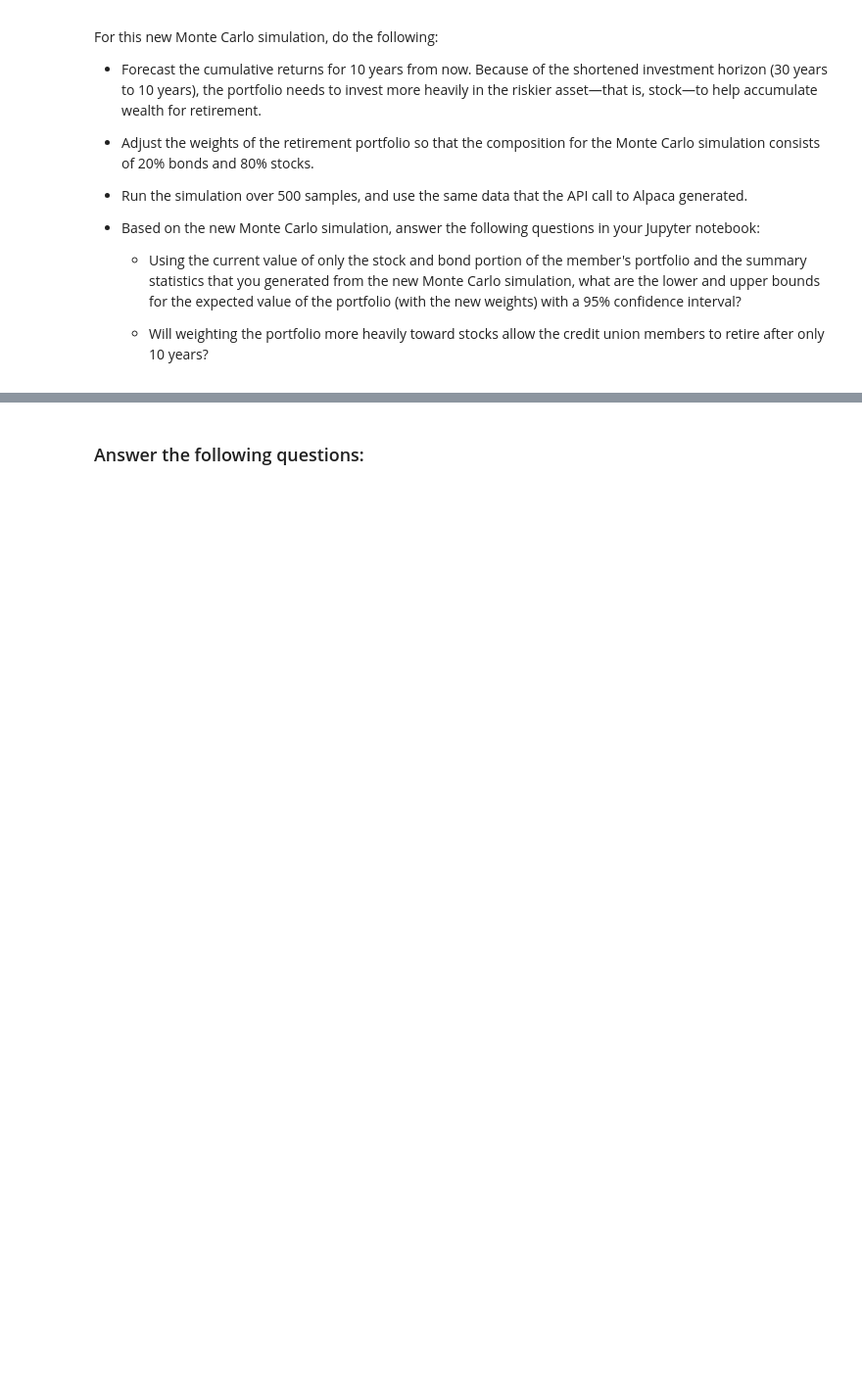
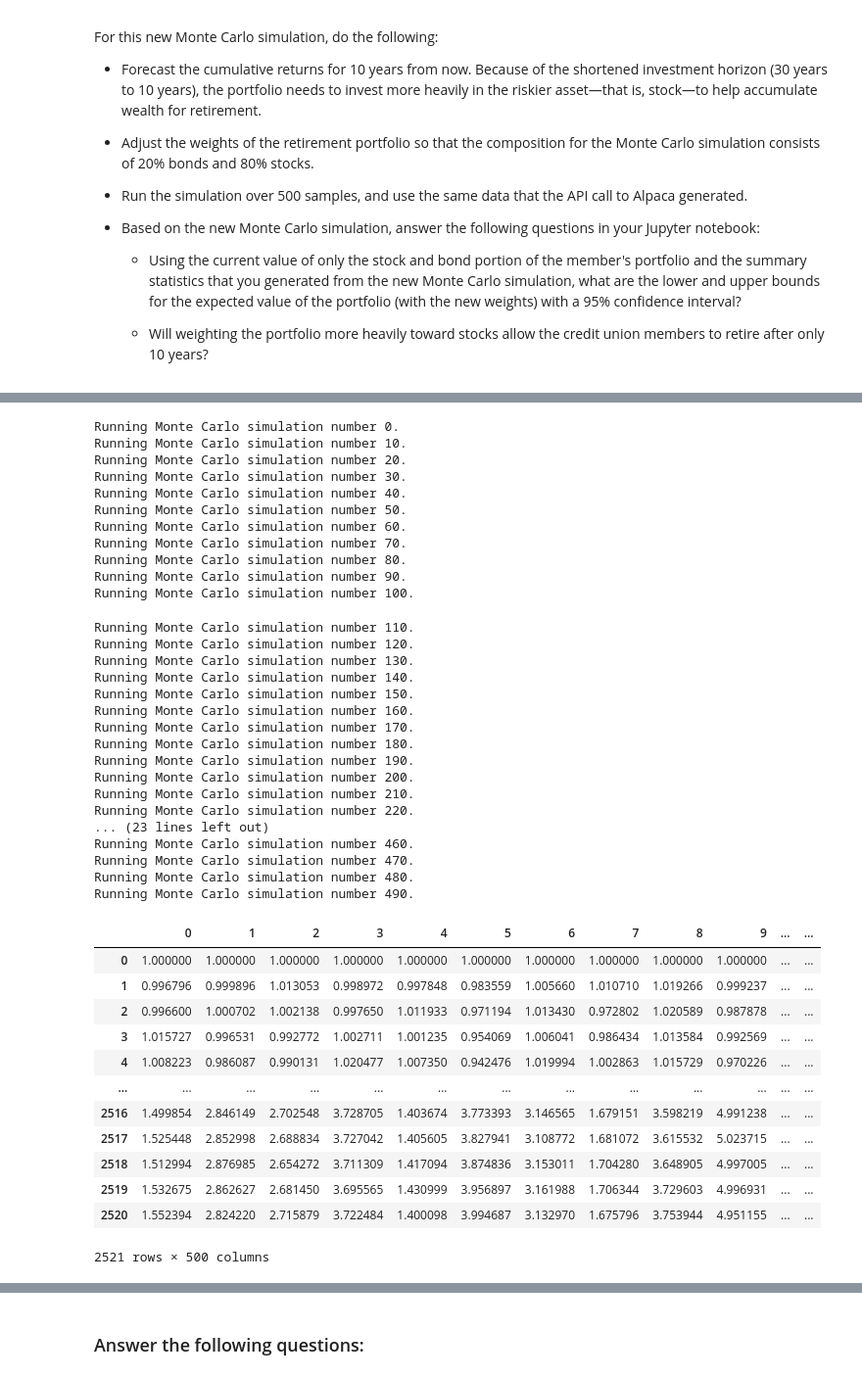
Before and after one commit to asabeti/Financial_Planning_With_APIs, a Jupyter notebook: financial_planning_tools.ipynb, the cells around one changed output, grey strips where cells are left out. Shown: that part at 98% size. Saved outputs shown, nothing was run; the diff lists cells and outputs as text; code cells hidden in the pictures; blank space fills up the shorter version.

```diff
--- a/financial_planning_tools.ipynb
+++ b/financial_planning_tools.ipynb
@@ -618,6 +636,48 @@ For this new Monte Carlo simulation, do the following:
 # %%
 # Run the Monte Carlo simulation to forecast 10 years cumulative returns
-# YOUR CODE HERE
+mc_10yr_simulation.calc_cumulative_return()
+# %% [output]
+Running Monte Carlo simulation number 0.
+Running Monte Carlo simulation number 10.
+Running Monte Carlo simulation number 20.
+Running Monte Carlo simulation number 30.
+Running Monte Carlo simulation number 40.
+Running Monte Carlo simulation number 50.
+Running Monte Carlo simulation number 60.
+Running Monte Carlo simulation number 70.
+Running Monte Carlo simulation number 80.
+Running Monte Carlo simulation number 90.
+Running Monte Carlo simulation number 100.
+Running Monte Carlo simulation number 110.
+Running Monte Carlo simulation number 120.
+Running Monte Carlo simulation number 130.
+Running Monte Carlo simulation number 140.
+Running Monte Carlo simulation number 150.
+Running Monte Carlo simulation number 160.
+Running Monte Carlo simulation number 170.
+Running Monte Carlo simulation number 180.
+Running Monte Carlo simulation number 190.
+Running Monte Carlo simulation number 200.
+Running Monte Carlo simulation number 210.
+Running Monte Carlo simulation number 220.
+... (23 lines left out)
+Running Monte Carlo simulation number 460.
+Running Monte Carlo simulation number 470.
+Running Monte Carlo simulation number 480.
+Running Monte Carlo simulation number 490.
+|  | 0 | 1 | 2 | 3 | 4 | 5 | 6 | 7 | 8 | 9 | ... | ... |
+| 0 | 1.000000 | 1.000000 | 1.000000 | 1.000000 | 1.000000 | 1.000000 | 1.000000 | 1.000000 | 1.000000 | 1.000000 | ... | ... |
+| 1 | 0.996796 | 0.999896 | 1.013053 | 0.998972 | 0.997848 | 0.983559 | 1.005660 | 1.010710 | 1.019266 | 0.999237 | ... | ... |
+| 2 | 0.996600 | 1.000702 | 1.002138 | 0.997650 | 1.011933 | 0.971194 | 1.013430 | 0.972802 | 1.020589 | 0.987878 | ... | ... |
+| 3 | 1.015727 | 0.996531 | 0.992772 | 1.002711 | 1.001235 | 0.954069 | 1.006041 | 0.986434 | 1.013584 | 0.992569 | ... | ... |
+| 4 | 1.008223 | 0.986087 | 0.990131 | 1.020477 | 1.007350 | 0.942476 | 1.019994 | 1.002863 | 1.015729 | 0.970226 | ... | ... |
+| ... | ... | ... | ... | ... | ... | ... | ... | ... | ... | ... | ... | ... |
+| 2516 | 1.499854 | 2.846149 | 2.702548 | 3.728705 | 1.403674 | 3.773393 | 3.146565 | 1.679151 | 3.598219 | 4.991238 | ... | ... |
+| 2517 | 1.525448 | 2.852998 | 2.688834 | 3.727042 | 1.405605 | 3.827941 | 3.108772 | 1.681072 | 3.615532 | 5.023715 | ... | ... |
+| 2518 | 1.512994 | 2.876985 | 2.654272 | 3.711309 | 1.417094 | 3.874836 | 3.153011 | 1.704280 | 3.648905 | 4.997005 | ... | ... |
+| 2519 | 1.532675 | 2.862627 | 2.681450 | 3.695565 | 1.430999 | 3.956897 | 3.161988 | 1.706344 | 3.729603 | 4.996931 | ... | ... |
+| 2520 | 1.552394 | 2.824220 | 2.715879 | 3.722484 | 1.400098 | 3.994687 | 3.132970 | 1.675796 | 3.753944 | 4.951155 | ... | ... |
+2521 rows × 500 columns
 # %%
 # Visualize the 10-year Monte Carlo simulation by creating an
 # overlay line plot
```
Also changed, not shown: parts of 23 cells of this notebook.
